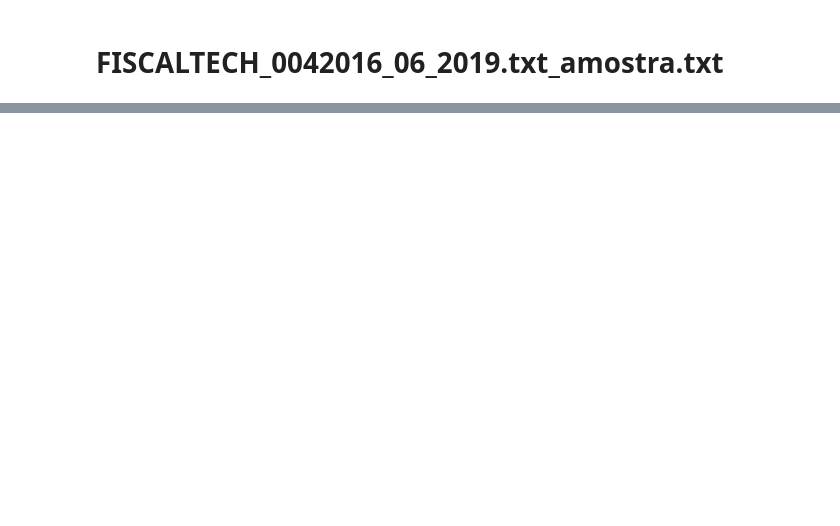
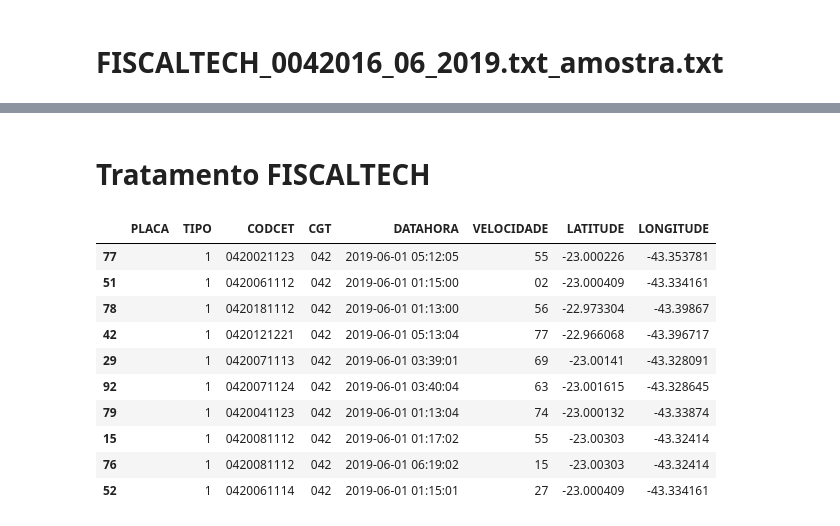
Before and after one commit to brenoimatos/UFRJ-CET-Rio, a Jupyter notebook: amostra_dados.ipynb, the cells around one changed output, grey strips where cells are left out. Drawn from its saved outputs; the diff is of its cells as text; code cells hidden in the pictures; blank space fills up the shorter version.

```diff
--- a/amostra_dados.ipynb
+++ b/amostra_dados.ipynb
@@ -323,0 +264,68 @@ df_fiscaltech.sample(5)
+# %% [markdown]
+# Tratamento FISCALTECH
+# %%
+def get_datahora(string):
+    date = string[:13]
+    try:
+        date = datetime.strptime(date, "%d%m%Y%H%M%S")
+    except:
+        date = 'erro'
+    return date
+
+
+def get_lat(string):
+    if len(string.split('-')) == 1: #se estamos no brasil, Lat e Long são <0. Então esses campos estão preenchidos, há '-'
+        return ''
+    else:
+        return '-'+string.split('-')[1][:2]+'.'+string.split('-')[1][2:]
+
+def get_long(string):
+    if len(string.split('-')) == 1: #se estamos no brasil, Lat e Long são <0. Então esses campos estão preenchidos, há '-'
+        return ''
+    else:
+        return '-'+string.split('-')[2][:2]+'.'+string.split('-')[2][2:]
+
+def get_placa(string):
+    if len(string)==1:
+        return ''
+    else:
+        return string[:7]
+
+def get_tipo(string):
+    if len(string)==1:
+        return string
+    else:
+        return string[7:8]
+
+
+#Separação de colunas
+
+df_fiscaltech['PLACA'] = df_fiscaltech.a.apply(lambda x: get_placa(x))
+df_fiscaltech['TIPO'] = df_fiscaltech.a.apply(lambda x: get_tipo(x))
+df_fiscaltech['CODCET'] = df_fiscaltech.c.apply(lambda x: x[:10])
+df_fiscaltech['CGT'] = df_fiscaltech.c.apply(lambda x: x[:3])
+df_fiscaltech['DATAHORA'] = df_fiscaltech.b.apply(lambda x: get_datahora(x))
+df_fiscaltech['VELOCIDADE'] = df_fiscaltech.b.apply(lambda x: x[15:17]) #o certo seria [14:19], mas estamos padronizando
+#sem casa decimal
+df_fiscaltech['LATITUDE'] = df_fiscaltech.d.apply(lambda x: get_lat(x))
+df_fiscaltech['LONGITUDE'] = df_fiscaltech.d.apply(lambda x: get_long(x)) #perceber que deixo um número antes do - de fora
+
+df_fiscaltech.drop(['a','b','c','d','b0'], axis = 1, inplace = True)
+
+# Salvando em csv
+df_fiscaltech.to_csv('amostra_fiscaltech_tratada.csv', sep=';', index=False)
+
+# Print
+df_fiscaltech.sample(10)
+# %% [output]
+|  | PLACA | TIPO | CODCET | CGT | DATAHORA | VELOCIDADE | LATITUDE | LONGITUDE |
+| 77 |  | 1 | 0420021123 | 042 | 2019-06-01 05:12:05 | 55 | -23.000226 | -43.353781 |
+| 51 |  | 1 | 0420061112 | 042 | 2019-06-01 01:15:00 | 02 | -23.000409 | -43.334161 |
+| 78 |  | 1 | 0420181112 | 042 | 2019-06-01 01:13:00 | 56 | -22.973304 | -43.39867 |
+| 42 |  | 1 | 0420121221 | 042 | 2019-06-01 05:13:04 | 77 | -22.966068 | -43.396717 |
+| 29 |  | 1 | 0420071113 | 042 | 2019-06-01 03:39:01 | 69 | -23.00141 | -43.328091 |
+| 92 |  | 1 | 0420071124 | 042 | 2019-06-01 03:40:04 | 63 | -23.001615 | -43.328645 |
+| 79 |  | 1 | 0420041123 | 042 | 2019-06-01 01:13:04 | 74 | -23.000132 | -43.33874 |
+| 15 |  | 1 | 0420081112 | 042 | 2019-06-01 01:17:02 | 55 | -23.00303 | -43.32414 |
+| 76 |  | 1 | 0420081112 | 042 | 2019-06-01 06:19:02 | 15 | -23.00303 | -43.32414 |
+| 52 |  | 1 | 0420061114 | 042 | 2019-06-01 01:15:01 | 27 | -23.000409 | -43.334161 |
```
Also changed, not shown: parts of 10 cells of this notebook.
